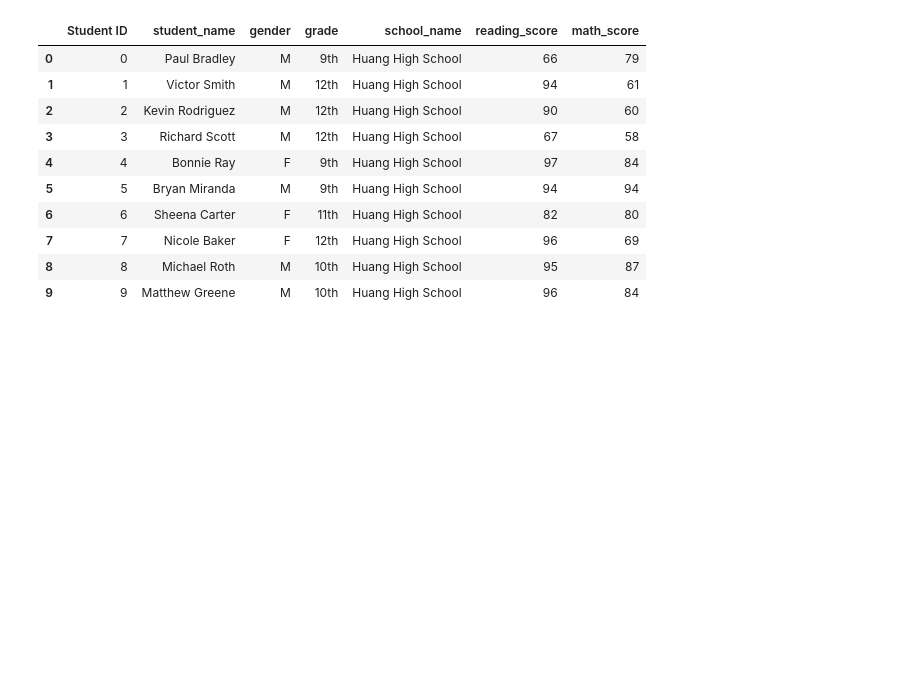
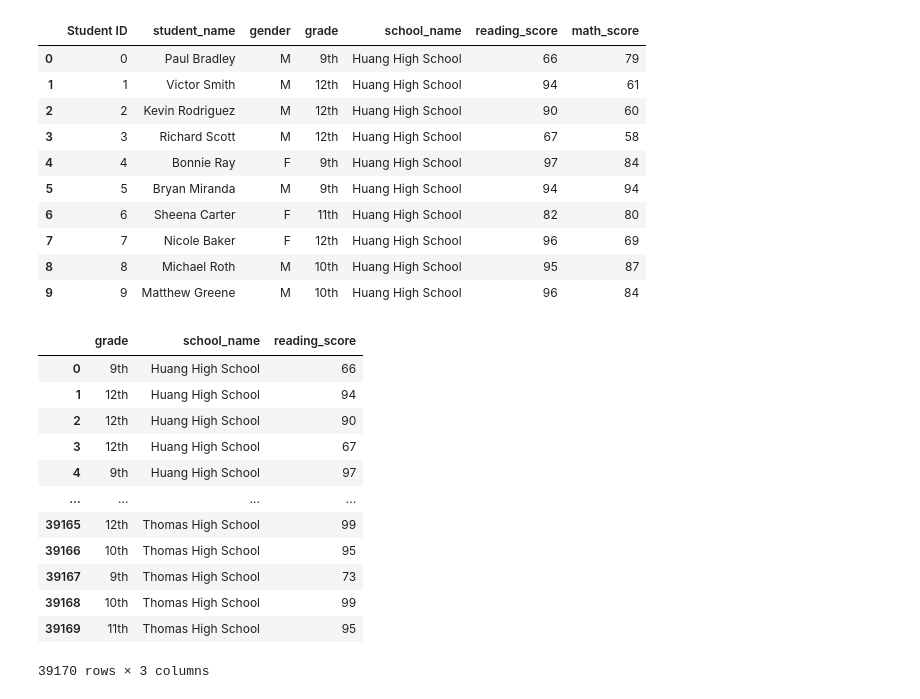
Before and after one commit to LMarty22/School-District_Analysis, a Jupyter notebook: PyCitySchools_Challenge.ipynb, the cells around one changed output. Cells and saved outputs as stored; diff of their text form; code cells hidden in the pictures; blank space fills up the shorter version.

```diff
--- a/PyCitySchools_Challenge.ipynb
+++ b/PyCitySchools_Challenge.ipynb
@@ -1429,3 +1435,19 @@ student_data_df.head(10)
 | 7 | 7 | Nicole Baker | F | 12th | Huang High School | 96 | 69 |
 | 8 | 8 | Michael Roth | M | 10th | Huang High School | 95 | 87 |
 | 9 | 9 | Matthew Greene | M | 10th | Huang High School | 96 | 84 |
+# %%
+student_data_df.loc[:, 'grade':'reading_score']
+# %% [output]
+|  | grade | school_name | reading_score |
+| 0 | 9th | Huang High School | 66 |
+| 1 | 12th | Huang High School | 94 |
+| 2 | 12th | Huang High School | 90 |
+| 3 | 12th | Huang High School | 67 |
+| 4 | 9th | Huang High School | 97 |
+| ... | ... | ... | ... |
+| 39165 | 12th | Thomas High School | 99 |
+| 39166 | 10th | Thomas High School | 95 |
+| 39167 | 9th | Thomas High School | 73 |
+| 39168 | 10th | Thomas High School | 99 |
+| 39169 | 11th | Thomas High School | 95 |
+39170 rows × 3 columns
```
Also changed, not shown: parts of 6 cells of this notebook, 2 other files.
